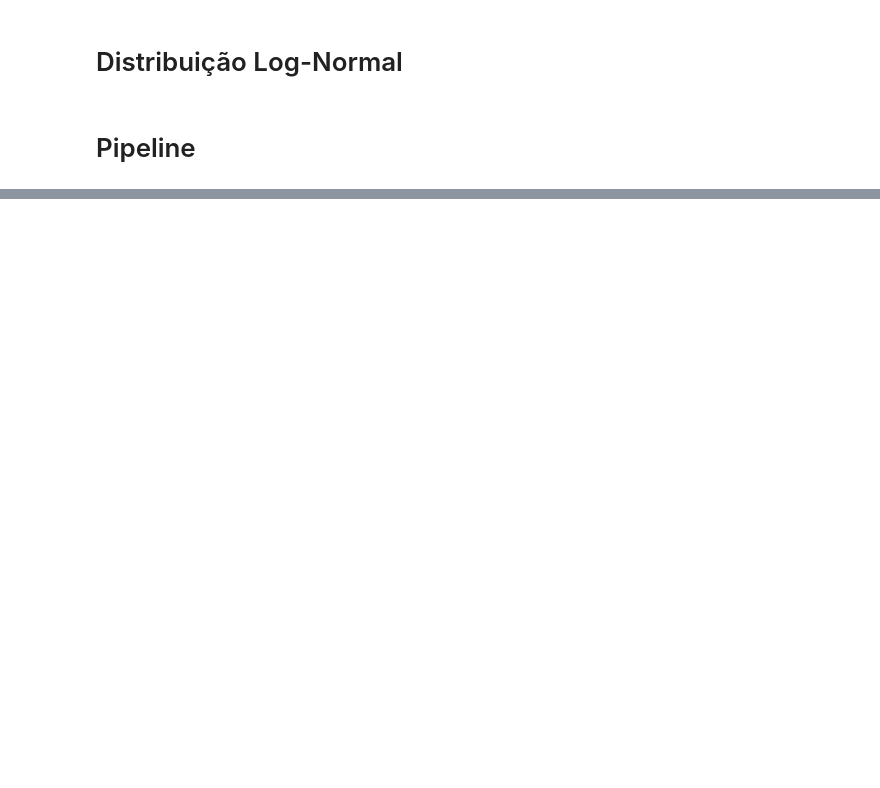
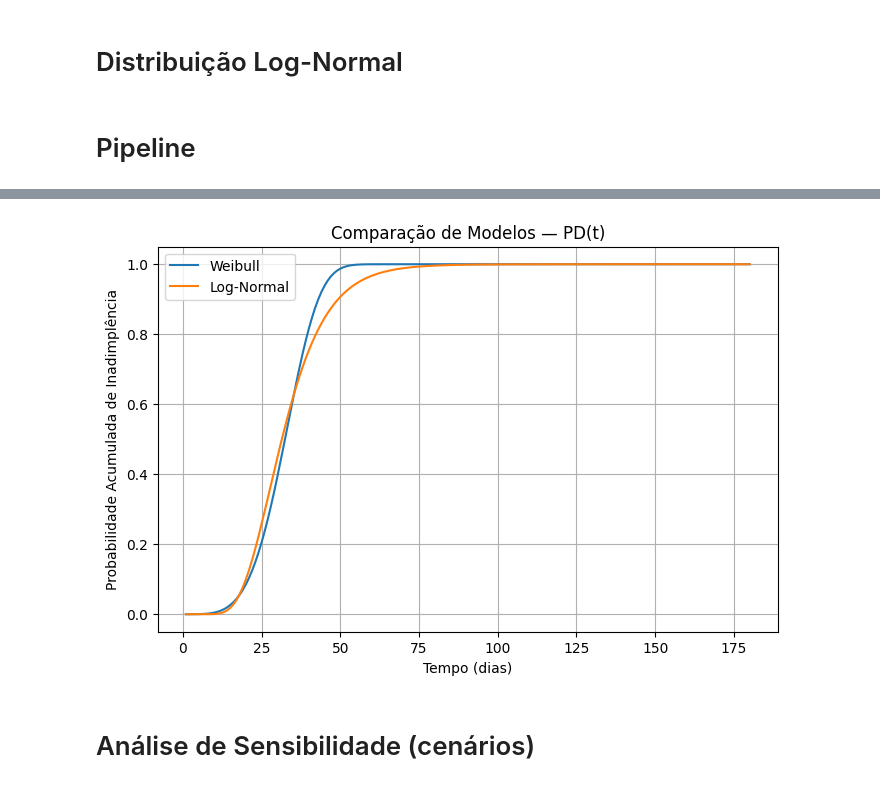
Before and after one commit to GilliardMorandim/mba-tcc-usp-inadimplencia, a Jupyter notebook: analise_sobrevivencia.ipynb, the cells around one changed output, grey strips where cells are left out. Cells and saved outputs as stored; diff of their text form; code cells hidden in the pictures; blank space fills up the shorter version.

```diff
--- a/analise_sobrevivencia.ipynb
+++ b/analise_sobrevivencia.ipynb
@@ -273,0 +382,23 @@ pipeline.compare_models()
+# %%
+def plot_model_comparison(pipeline, X, max_time=180):
+    times = np.arange(1, max_time + 1)
+
+    pd_weibull = pipeline.predict_pd("weibull", X, times)
+    pd_lognormal = pipeline.predict_pd("lognormal", X, times)
+
+    plt.figure(figsize=(8, 5))
+    plt.plot(times, pd_weibull.iloc[:, 0], label="Weibull")
+    plt.plot(times, pd_lognormal.iloc[:, 0], label="Log-Normal")
+
+    plt.xlabel("Tempo (dias)")
+    plt.ylabel("Probabilidade Acumulada de Inadimplência")
+    plt.title("Comparação de Modelos — PD(t)")
+    plt.legend()
+    plt.grid(True)
+    plt.show()
+# %%
+plot_model_comparison(pipeline, X_ref)
+# %% [output]
+[figure, added]
+# %% [markdown]
+# Análise de Sensibilidade (cenários)
```
Also changed, not shown: parts of 23 cells of this notebook.
